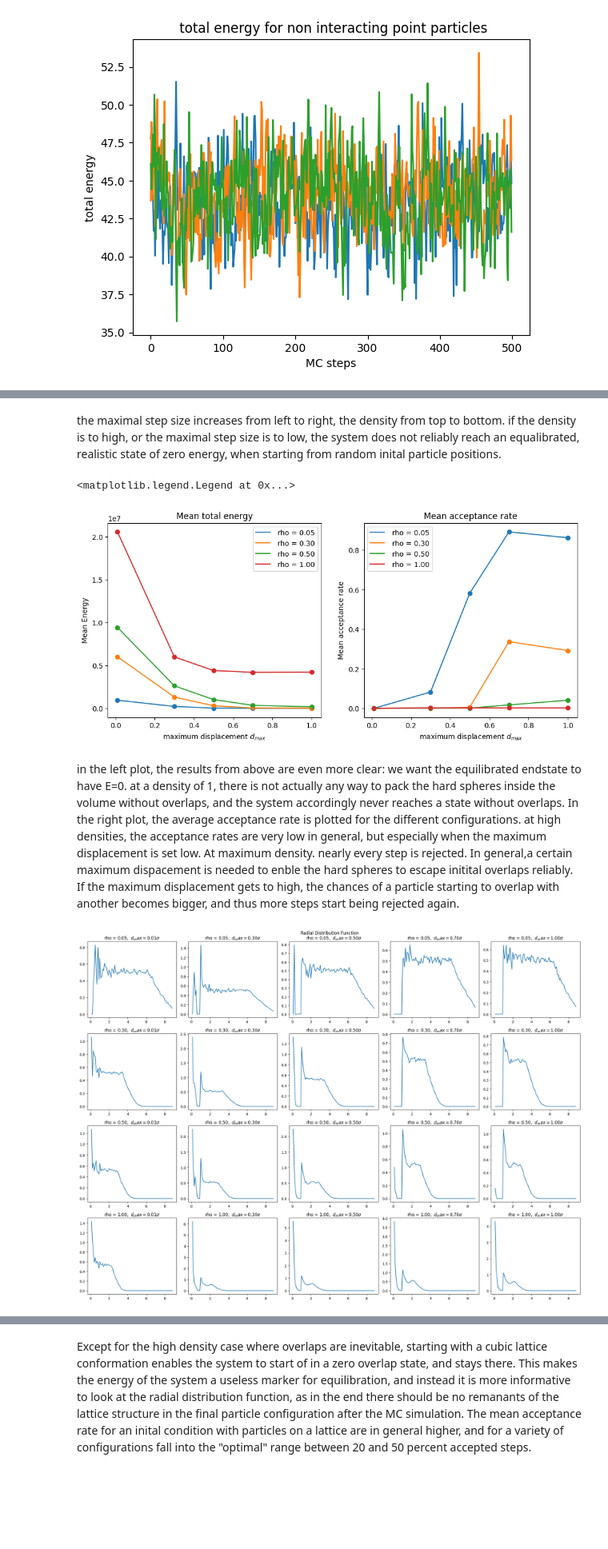
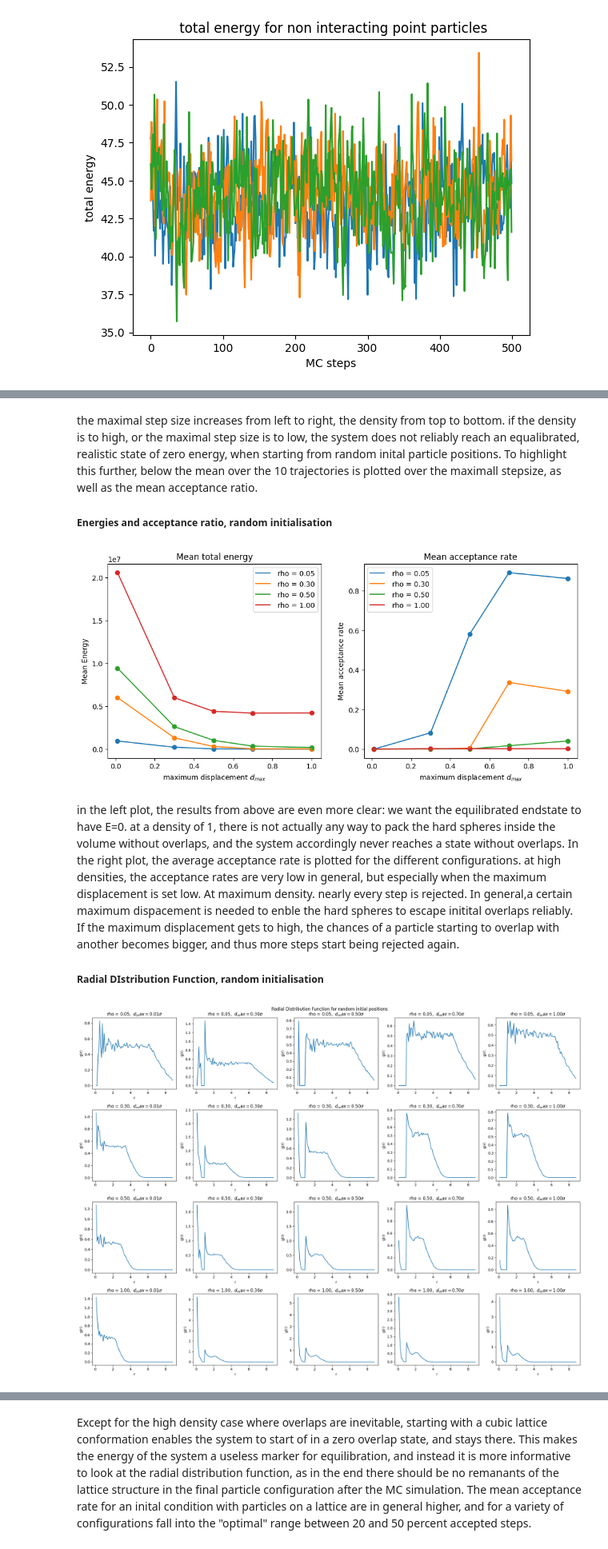
Before and after one commit to selina355/simulation-methods, a Jupyter notebook: Exercise8_offlatticeMC/Exercise8_Results.ipynb, the cells around one changed output, grey strips where cells are left out. Shown at 80% size. Saved outputs shown, nothing was run; the diff lists cells and outputs as text; code cells hidden in the pictures; blank space fills up the shorter version.

```diff
--- a/Exercise8_offlatticeMC/Exercise8_Results.ipynb
+++ b/Exercise8_offlatticeMC/Exercise8_Results.ipynb
@@ -60,8 +59,6 @@ with open('acceptance_hard_spheres.dat') as csvfile:
 
         acceptances.append(np.asarray(row)[:-1:].astype('double'))
 # %%
-
-
 fig,ax=plt.subplots(4,5,figsize= (20,15), tight_layout="True")
 axs=ax.flatten()
 fig.suptitle("total energy over course of simulations")
@@ -69,7 +66,10 @@ for ind,j in enumerate (np.arange(0,200,10)):
     for i in range(0,10):
         #axs[ind].set_yscale("log")
         axs[ind].plot(energies[j+i])
+
 for j, rho in enumerate(rhos):
     for i ,d in enumerate(ds):
         ax[j,i].set_title("rho = %.2f,  $d_max = %.2f \sigma$" %( rho,d))
+        ax[j,i].set_xlabel("MC step")
+        ax[j,i].set_ylabel("Energy")
 # %% [output]
@@ -77,14 +77,13 @@ for j, rho in enumerate(rhos):
 # %% [markdown]
 the maximal step size increases from left to right, the density from top to bottom.
-if the density is to high, or the maximal step size is to low, the system does not reliably reach an equalibrated, realistic state of zero energy, when starting from random inital particle positions.
+if the density is to high, or the maximal step size is to low, the system does not reliably reach an equalibrated, realistic state of zero energy, when starting from random inital particle positions. To highlight this further,  below the mean over the 10 trajectories is plotted over the maximall stepsize, as well as the mean acceptance ratio.
+
+##### Energies and acceptance ratio, random initialisation
 # %%
 
 mean_over_each_traj=np.mean(energies,axis=1)
-
 mean_over_10_traj=np.reshape(np.mean(np.reshape(mean_over_each_traj, (20,10)),axis=1),(4,5))
-
 mean_over_each_traj_a=np.mean(acceptances,axis=1)
-
 mean_over_10_traj_a=np.reshape(np.mean(np.reshape(mean_over_each_traj_a, (20,10)),axis=1),(4,5))/100
 
 fig,axs = plt.subplots(1,2, figsize= (12,5))
@@ -106,42 +105,46 @@ plt.title("Mean acceptance rate")
 plt.xlabel("maximum displacement $d_{max}$")
 plt.ylabel("Mean acceptance rate")
 plt.legend()
+plt.show()
 # %% [output]
-<matplotlib.legend.Legend at 0x...>
 [figure]
 # %% [markdown]
 in the left plot, the results from above are even more clear: we want the equilibrated endstate to have E=0. at a density of 1, there is not actually any way to pack the hard spheres inside the volume without overlaps, and the system accordingly never reaches a state without overlaps.
 In the right plot, the average acceptance rate is plotted for the different configurations. at high densities, the acceptance rates are very low in general, but especially when the maximum displacement is set low. At maximum density. nearly every step is rejected. In general,a certain maximum dispacement is needed to enble the hard spheres to escape initital overlaps reliably. If the maximum displacement gets to high, the chances of a particle starting to overlap with another becomes bigger, and thus more steps start being rejected again.
+
+##### Radial DIstribution Function, random initialisation
 # %%
 
 distances=[]
 with open('distances_hard_spheres.dat') as csvfile:
     contents= csv.reader(csvfile, delimiter=",")
     #next(contents)#skip header line
     for row in contents:
 
         distances.append(np.asarray(row)[:-1:].astype('double'))
 dr=0.1
 fig, ax= plt.subplots(4,5,figsize=(20,15),tight_layout="True")
 axs=ax.flatten()
 bins_array= np.arange(dr,9,dr)
 shell_volumes= 4/3*np.pi*(bins_array[:-1:]**3-(bins_array[:-1:]-dr)**3)
 
 k=0
-fig.suptitle("Radial Distribution Function")
+fig.suptitle("Radial Distribution Function for random initial positions")
 for j, rho in enumerate(rhos):
     for i ,d in enumerate(ds):
 
         hist, edges=np.histogram(distances[k:k+10],bins_array)
         ax[j,i].plot(bins_array[:-1],hist/(1000*rho*4*np.pi*bins_array[:-1]**2*dr))
         ax[j,i].set_title("rho = %.2f,  $d_max = %.2f \sigma$" %( rho,d))
+        ax[j,i].set_ylabel("g(r)")
+        ax[j,i].set_xlabel("r")
         k+=10
 
 
 #print(hist/shell_volumes/0.2)
 
 #hist(data_)
 plt.show()
 # %% [output]
-[figure, old version]
+[figure, new version]
 # %% [markdown]
```
Also changed, not shown: parts of 9 cells of this notebook, 12 other files.
